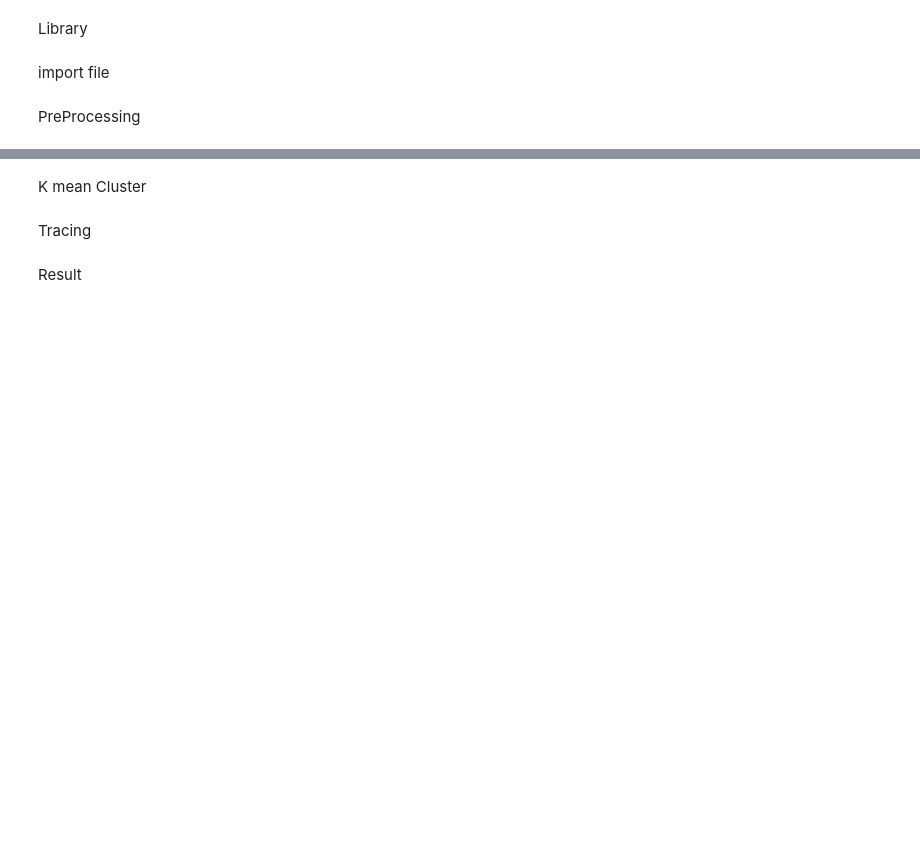
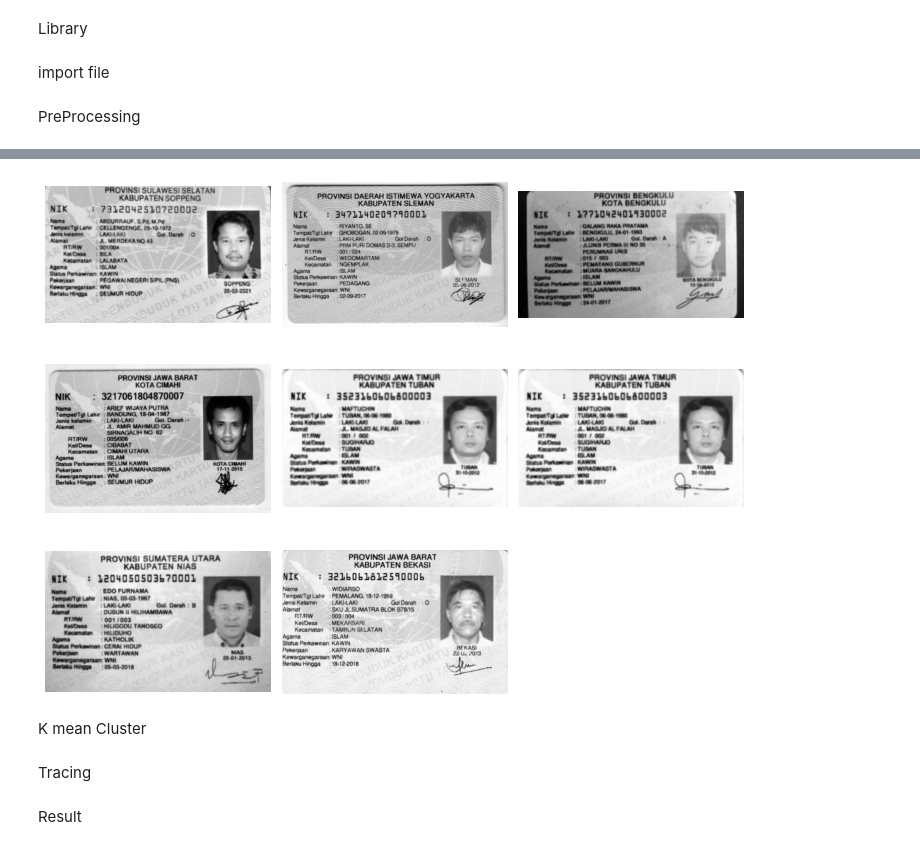
Before and after one commit to Aikhusy/Random, a Jupyter notebook: ULARNAGA/Pytorch/KTPSkimming.ipynb, the cells around one changed output, grey strips where cells are left out. Drawn from its saved outputs; the diff is of its cells as text; code cells hidden in the pictures; blank space fills up the shorter version.

```diff
--- a/ULARNAGA/Pytorch/KTPSkimming.ipynb
+++ b/ULARNAGA/Pytorch/KTPSkimming.ipynb
@@ -69,3 +84,22 @@ def contourDetect(images):
         cleanImages.append(result)
 
     return cleanImages
+# %%
+def erode(images):
+
+    erodedImages=[]
+    for image in images:
+        kernel = (5, 5)
+        erodedImage  = cv2.erode(image, kernel, iterations=1)
+        erodedImages.append(erodedImage)
+
+    return erodedImages
+# %%
+def main ():
+    folderPath= 'KTP'
+    paths=pathProcessing(folderPath)
+    images= readImage(paths)
+
+    images= gaussianBlur(images)
+    images= erode(images)
+    show_images(images)
@@ -72,3 +113,7 @@ def contourDetect(images):
+# %%
+main()
+# %% [output]
+[figure, added]
 # %% [markdown]
 K mean Cluster
 # %% [markdown]
```
Also changed, not shown: parts of 4 cells of this notebook, 8 other files.
